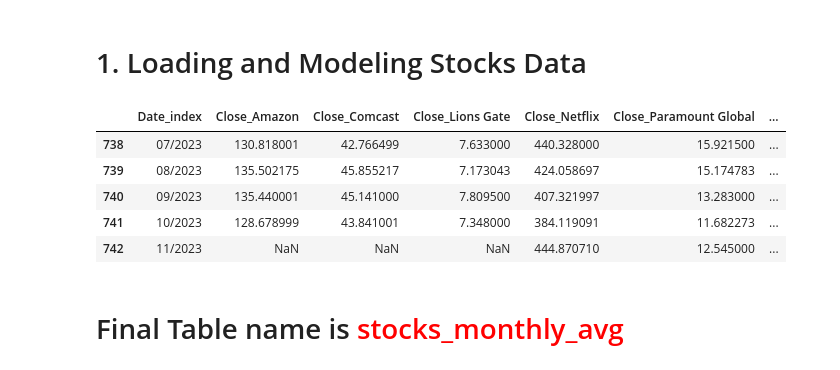
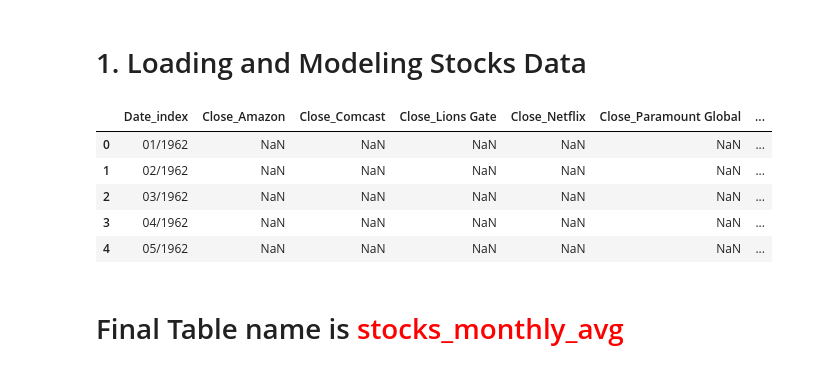
Before and after one commit to shreyashguptas/IMDbRatings-StockImpact, a Jupyter notebook: Project_dataset.ipynb, the cells around one changed output. Cells and saved outputs as stored; diff of their text form; code cells hidden in the pictures.

```diff
--- a/Project_dataset.ipynb
+++ b/Project_dataset.ipynb
@@ -164,16 +164,16 @@ stocks_monthly_avg.reset_index(inplace=True)
 # Format both 'Date' and 'Date_index' columns to 'MM/YYYY'
 stocks_monthly_avg['Date_index'] = stocks_monthly_avg['Date_index'].dt.strftime('%m/%Y')
 stocks_monthly_avg['Date'] = stocks_monthly_avg['Date'].dt.strftime('%m/%Y')
-# %%
-# Display the head of the monthly averages DataFrame to verify
-stocks_monthly_avg.tail()
-# %% [output]
-|  | Date_index | Close_Amazon | Close_Comcast | Close_Lions Gate | Close_Netflix | Close_Paramount Global | ... |
-| 738 | 07/2023 | 130.818001 | 42.766499 | 7.633000 | 440.328000 | 15.921500 | ... |
-| 739 | 08/2023 | 135.502175 | 45.855217 | 7.173043 | 424.058697 | 15.174783 | ... |
-| 740 | 09/2023 | 135.440001 | 45.141000 | 7.809500 | 407.321997 | 13.283000 | ... |
-| 741 | 10/2023 | 128.678999 | 43.841001 | 7.348000 | 384.119091 | 11.682273 | ... |
-| 742 | 11/2023 | NaN | NaN | NaN | 444.870710 | 12.545000 | ... |
+# %%
+# Verifying the table output
+stocks_monthly_avg.head()
+# %% [output]
+|  | Date_index | Close_Amazon | Close_Comcast | Close_Lions Gate | Close_Netflix | Close_Paramount Global | ... |
+| 0 | 01/1962 | NaN | NaN | NaN | NaN | NaN | ... |
+| 1 | 02/1962 | NaN | NaN | NaN | NaN | NaN | ... |
+| 2 | 03/1962 | NaN | NaN | NaN | NaN | NaN | ... |
+| 3 | 04/1962 | NaN | NaN | NaN | NaN | NaN | ... |
+| 4 | 05/1962 | NaN | NaN | NaN | NaN | NaN | ... |
 # %% [markdown]
 # Final Table name is <span style="color:red">stocks_monthly_avg</span>
 # %% [markdown]
```
Also changed, not shown: parts of 27 cells of this notebook, 1 other file.
